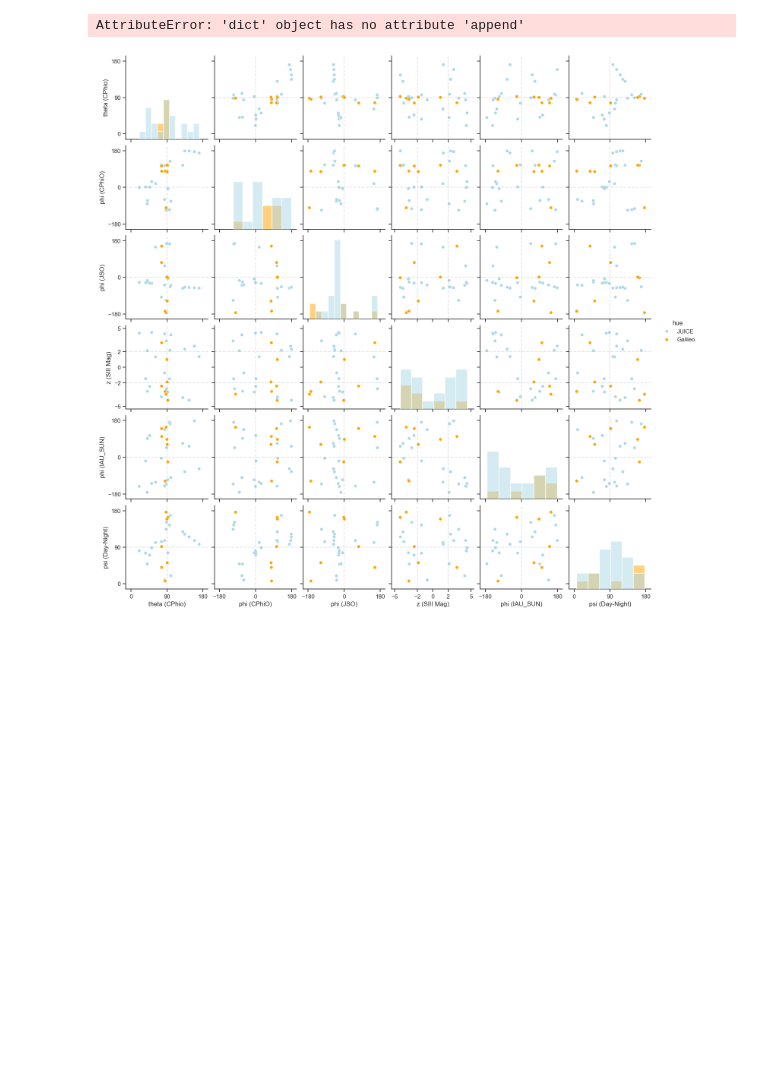
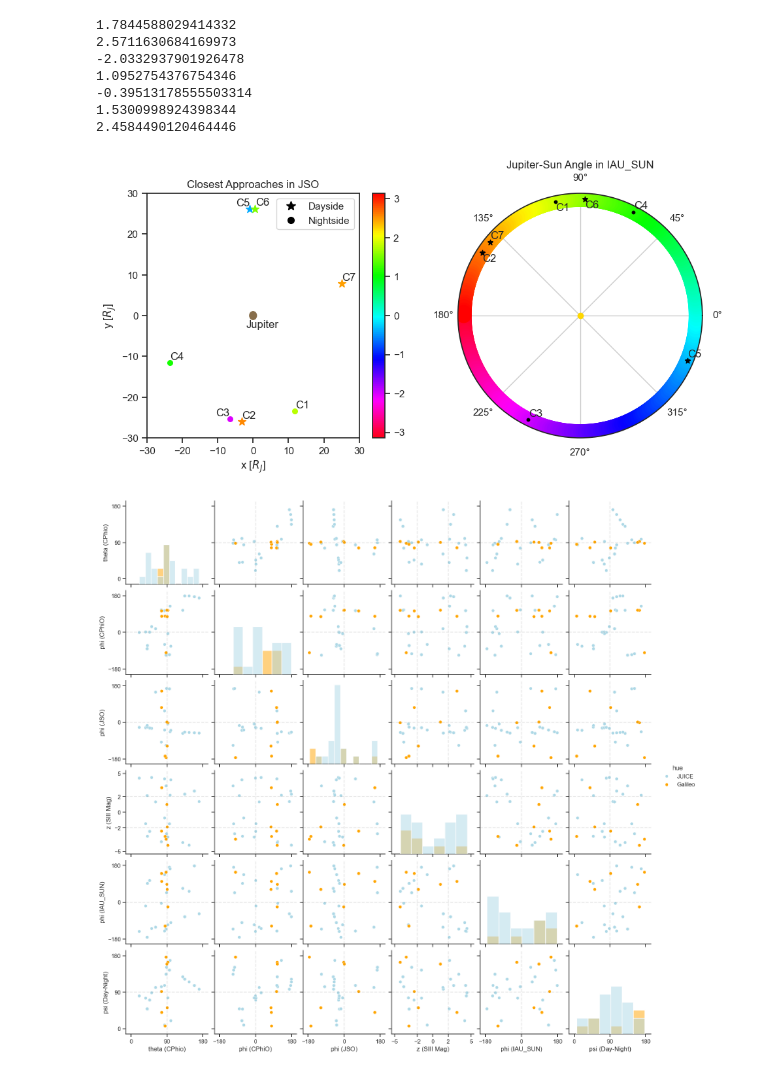
Before and after one commit to vera-br/Callisto, a Jupyter notebook: presentation_plots.ipynb, the cells around one changed output. Saved outputs shown, nothing was run; the diff lists cells and outputs as text; code cells hidden in the pictures; blank space fills up the shorter version.

Commit message:
fixed angles in color wheel plot

```diff
--- a/presentation_plots.ipynb
+++ b/presentation_plots.ipynb
@@ -18,7 +18,7 @@ jupiter_wrt_sun_IAU_CA = closest_approach_data_G('jupiter', 'sun', 'IAU_SUN', 'G
 # get jupiter-sun angles
 azimuthal = []
 for orbit, vector in jupiter_wrt_sun_IAU_CA.items():
-    azimuthal.append(np.degrees(vector[6]))
+    azimuthal.append(vector[6])
 
 # get sun-galileo angle
 sun_cphio_vector = []
@@ -32,7 +32,7 @@ for orbit, vector in galileo_wrt_callisto_cphio_CA.items():
 sun_galileo_angle = []
 for i in range(len(sun_cphio_vector)):
     angle = angle_between(sun_cphio_vector[i], galileo_cphio_vector[i])
-    sun_galileo_angle.append(angle)
+    sun_galileo_angle.append(np.degrees(angle))
 
 
 # Data for the colour wheel
@@ -73,44 +73,52 @@ i = 0
 
 for orbit, vector in callisto_wrt_jupiter_JSO_CA.items():
 
-    if sun_galileo_angle[i] > 90:
-        s = ax1.scatter(vector[1] / R_J, vector[2] / R_J, c=azimuthal[i], vmin=min(azimuthal), vmax=max(azimuthal), s=80, cmap=colormap, marker='*')
+    if abs(sun_galileo_angle[i]) > 90:
+        s = ax1.scatter(vector[1] / R_J, vector[2] / R_J, c=azimuthal[i], vmin=-np.pi, vmax=np.pi, s=80, cmap=colormap, marker='*')
     else:
-        s = ax1.scatter(vector[1] / R_J, vector[2] / R_J, c=azimuthal[i], vmin=min(azimuthal), vmax=max(azimuthal), s=30, cmap=colormap)
+        s = ax1.scatter(vector[1] / R_J, vector[2] / R_J, c=azimuthal[i], vmin=-np.pi, vmax=np.pi, s=30, cmap=colormap)
 
     i += 1
     texts.append(ax1.text(vector[1] / R_J, vector[2] / R_J, 'C%s' % i)) # save orbit labels in list
 
 # Adjust the positions of annotations so they don't overlap
 adjust_text(texts)
 
 # colourbar
 #cbar = fig.colorbar(s)
 #cbar.set_title('Jupiter-Sun Angle in IAU_SUN [degrees]')
 
-legend = ax1.legend(handles=[dayside_marker, nightside_marker], loc='lower left')
+legend = ax1.legend(handles=[dayside_marker, nightside_marker])
 ax1.set_title('Closest Approaches in JSO')
 
 ax2 = plt.subplot(122, projection = 'polar')
 ax2.scatter(xval, yval, c=xval, s=300, cmap=colormap, norm=norm, linewidths=0)
 ax2.scatter(0,0, color='gold')
 
 labels =[]
 for i in range(len(azimuthal)):
-    if sun_galileo_angle[i] > 90:
+    if abs(sun_galileo_angle[i]) > 90:
         ax2.scatter(azimuthal[i], 1, color='black', marker='*')
     else:
         ax2.scatter(azimuthal[i], 1, color='black', s=10)
+    print(azimuthal[i])
     labels.append(ax2.text(azimuthal[i], 1, 'C%s' % (i+1)))
 
 adjust_text(labels)
 ax2.set_yticks([])
 ax2.set_title('Jupiter-Sun Angle in IAU_SUN')
 
 plt.tight_layout()
 plt.show()
 # %% [output]
-AttributeError: 'dict' object has no attribute 'append'
+1.7844588029414332
+2.5711630684169973
+-2.0332937901926478
+1.0952754376754346
+-0.39513178555503314
+1.5300998924398344
+2.4584490120464446
+[figure, added]
 # %%
 # Scatter Matrix
 
```
Also changed, not shown: 1 other file.
